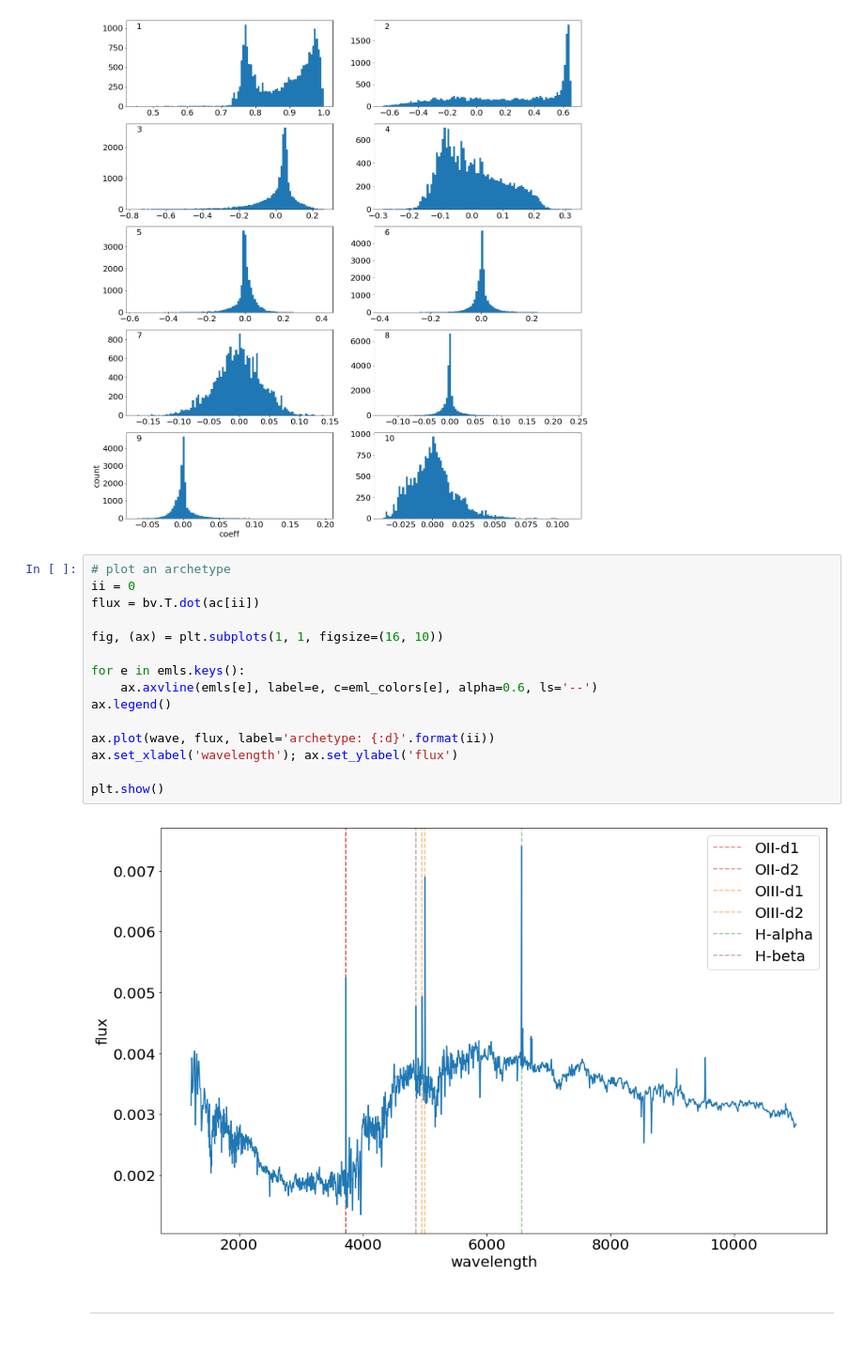
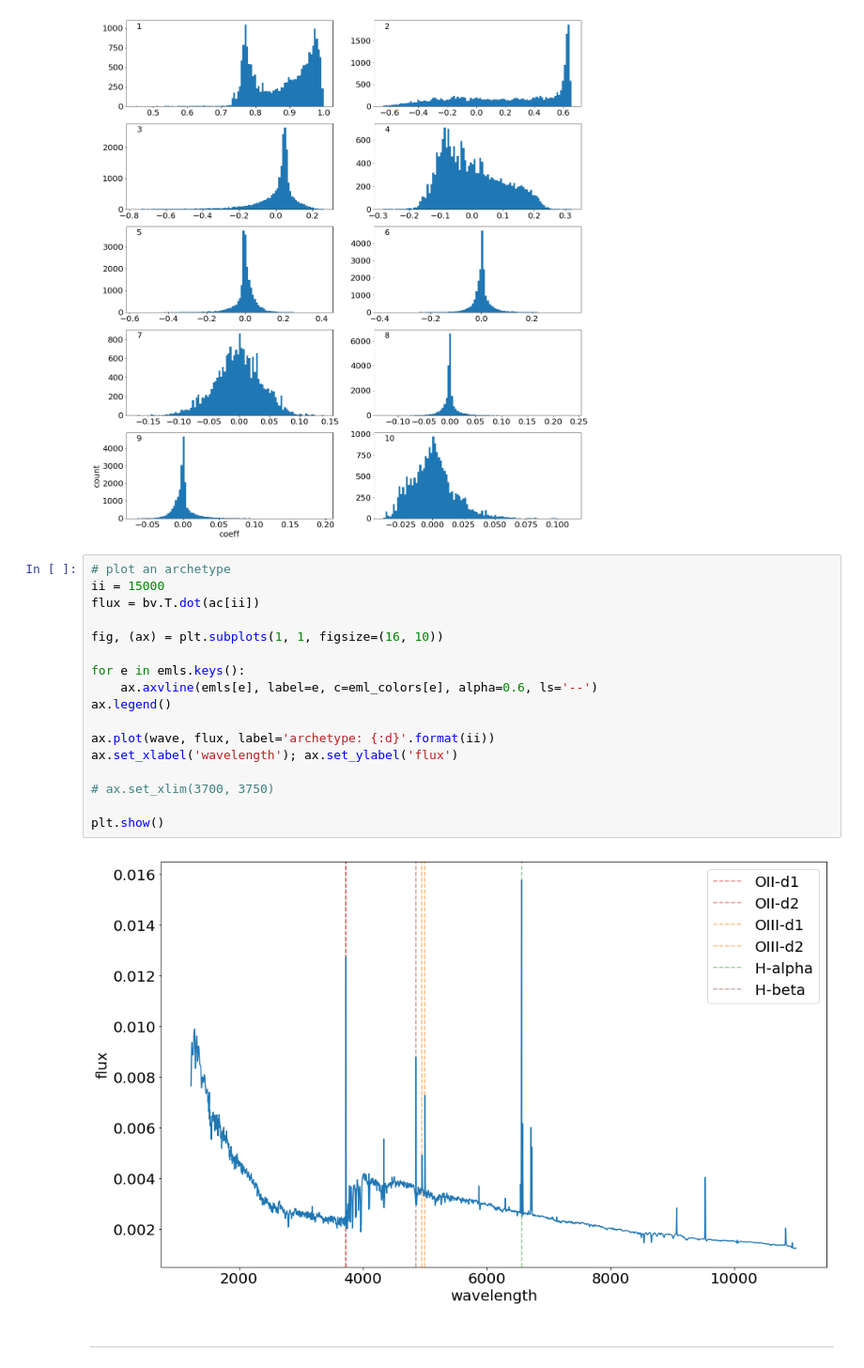
Before and after one commit to Yucheng-Zhang/desi_nbs, a Jupyter notebook: pokemon/rr_templates.ipynb, the cells around one changed output. Shown at 94% size. Saved outputs shown, nothing was run; the diff lists cells and outputs as text.

```diff
--- a/pokemon/rr_templates.ipynb
+++ b/pokemon/rr_templates.ipynb
@@ -143,20 +143,22 @@ plt.show()
 [figure]
 # %%
 # plot an archetype
-ii = 0
+ii = 15000
 flux = bv.T.dot(ac[ii])
 
 fig, (ax) = plt.subplots(1, 1, figsize=(16, 10))
 
 for e in emls.keys():
     ax.axvline(emls[e], label=e, c=eml_colors[e], alpha=0.6, ls='--')
 ax.legend()
 
 ax.plot(wave, flux, label='archetype: {:d}'.format(ii))
 ax.set_xlabel('wavelength'); ax.set_ylabel('flux')
 
+# ax.set_xlim(3700, 3750)
+
 plt.show()
 # %% [output]
-[figure, old version]
+[figure, new version]
 # %% [markdown]
 ---
```
Also changed, not shown: 6 other files.
